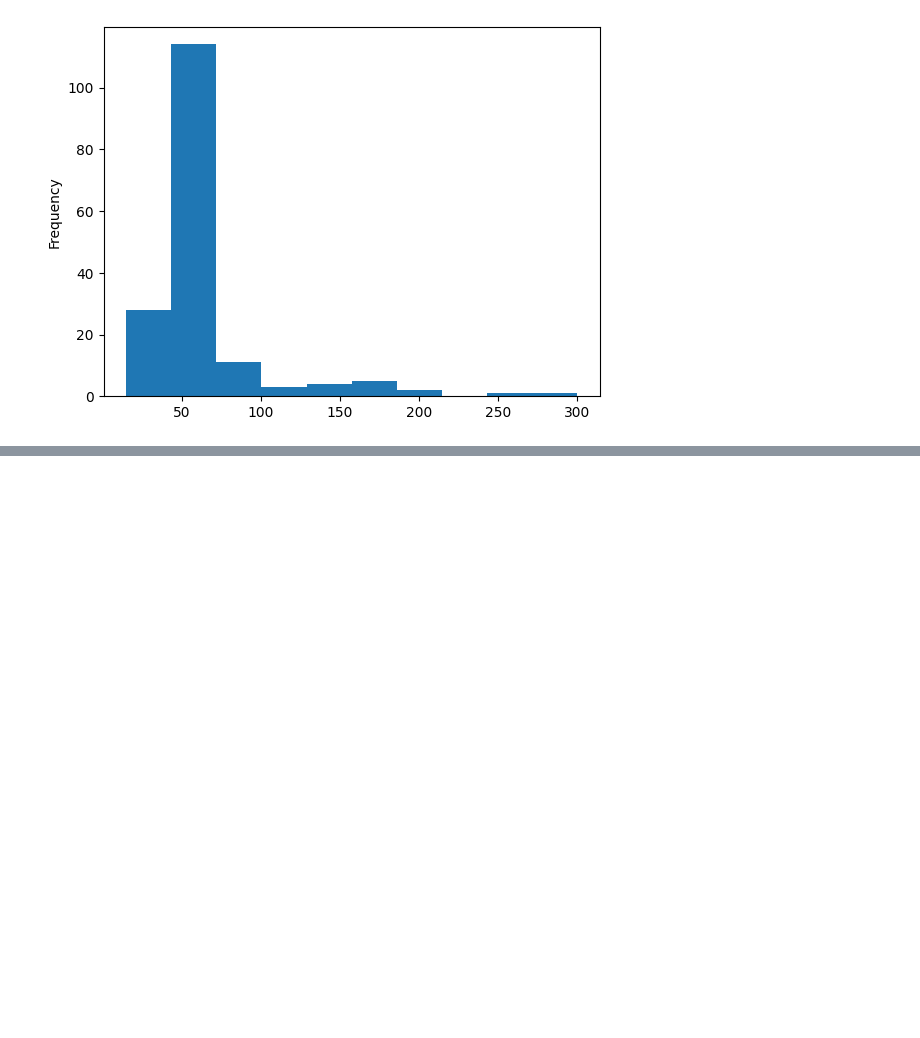
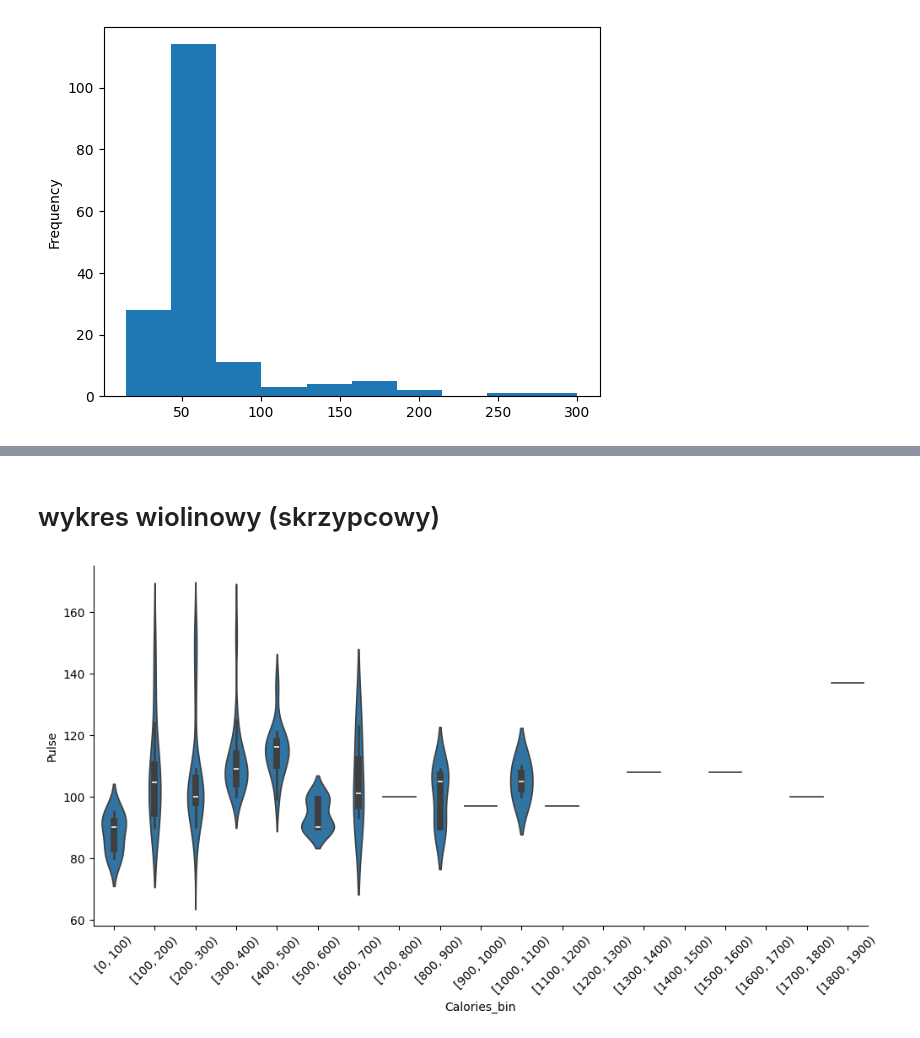
Before and after one commit to pgorskiPT/Bootcamp-10-05-2025, a Jupyter notebook: day_23_20_09_2025/pandas_wykresy.ipynb, the cells around one changed output, grey strips where cells are left out. Drawn from its saved outputs; the diff is of its cells as text; code cells hidden in the pictures; blank space fills up the shorter version.

```diff
--- a/day_23_20_09_2025/pandas_wykresy.ipynb
+++ b/day_23_20_09_2025/pandas_wykresy.ipynb
@@ -43,0 +109,24 @@ df['Duration'].plot(kind='hist')
+# %% [markdown]
+# wykres wiolinowy (skrzypcowy)
+# %%
+import pandas as pd
+import seaborn as sns
+import matplotlib.pyplot as plt
+
+# Załóżmy, że df już istnieje
+# Tworzymy przedziały co 100 kalorii
+bins = range(0, int(df['Calories'].max()) + 100, 100)
+df['Calories_bin'] = pd.cut(df['Calories'], bins=bins, right=False)
+
+g = sns.catplot(
+    data=df,
+    x="Calories_bin", y="Pulse",
+    kind="violin",
+    height=5,
+    aspect=2
+)
+
+plt.xticks(rotation=45)  # obrót etykiet dla lepszej czytelności
+plt.show()
+# %% [output]
+[figure, added]
```
Also changed, not shown: parts of 2 cells of this notebook.
